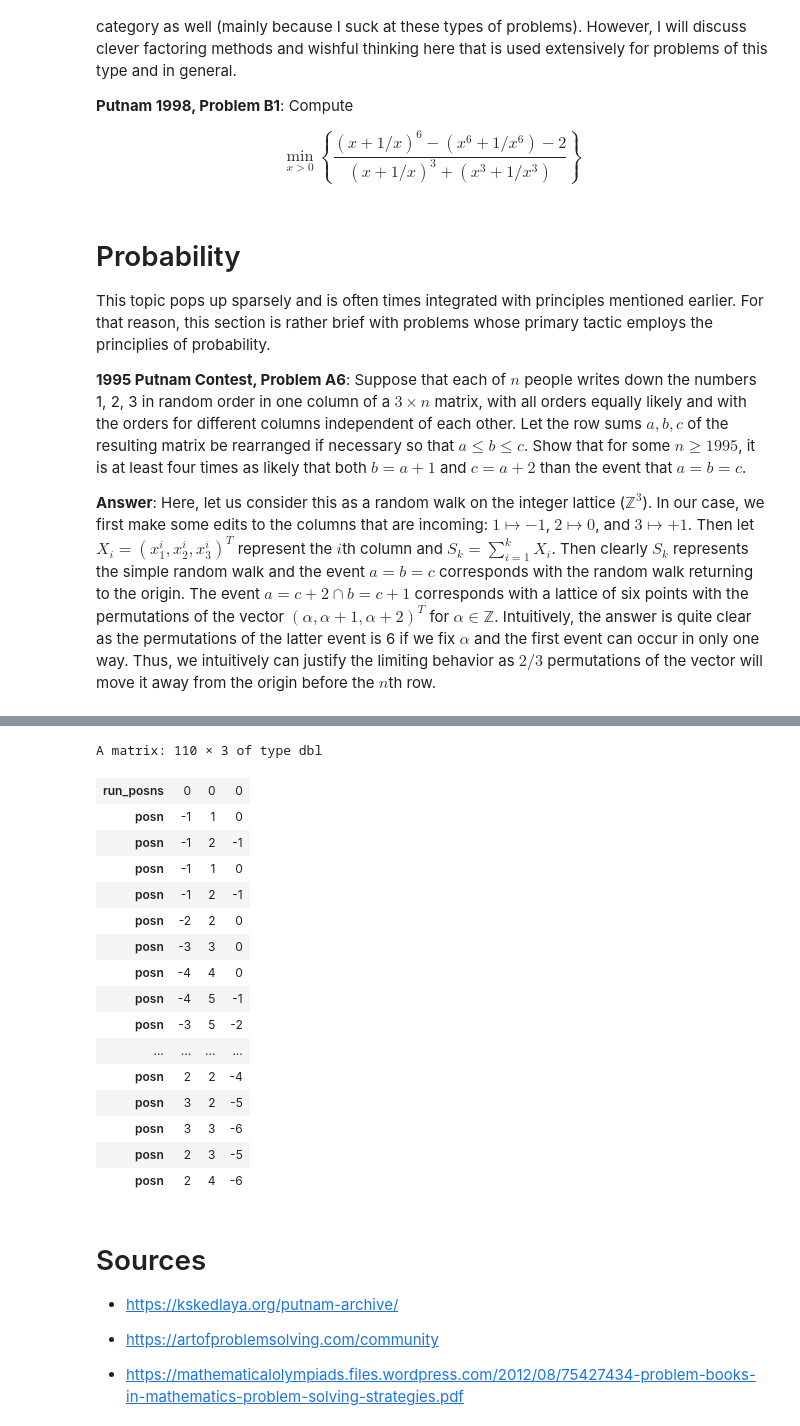
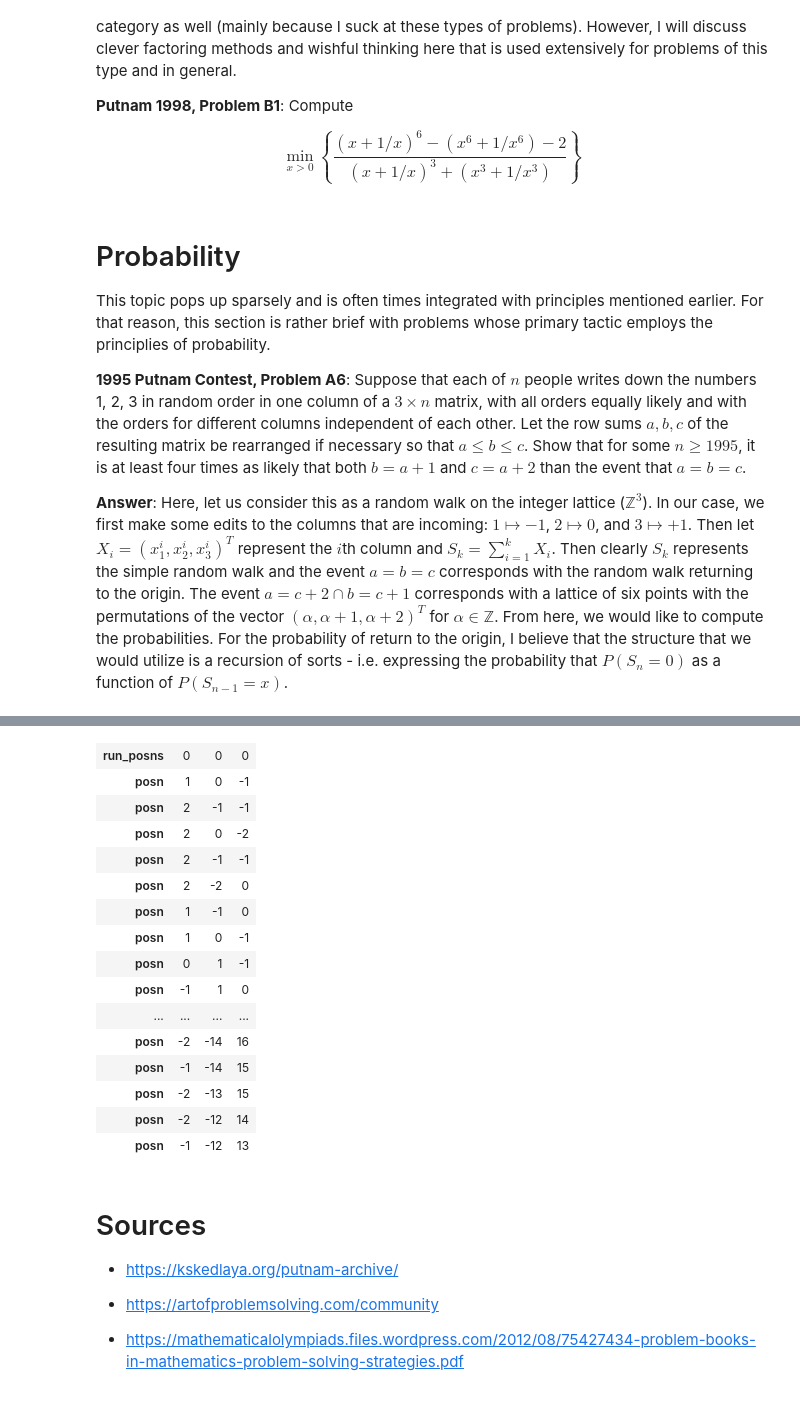
Before and after one commit to Mark-Oussoren/Math-Contests, a Jupyter notebook: Putnam Practice Problems.ipynb, the cells around one changed output, grey strips where cells are left out. Cells and saved outputs as stored; diff of their text form; code cells hidden in the pictures.

```diff
--- a/Putnam Practice Problems.ipynb
+++ b/Putnam Practice Problems.ipynb
@@ -429,7 +429,7 @@ This topic pops up sparsely and is often times integrated with principles mentio
 
 **1995 Putnam Contest, Problem A6**: Suppose that each of $n$ people writes down the numbers 1, 2, 3 in random order in one column of a $3\times n$ matrix, with all orders equally likely and with the orders for different columns independent of each other. Let the row sums $a,b,c$ of the resulting matrix be rearranged if necessary so that $a\leq b\leq c$. Show that for some $n\geq 1995$, it is at least four times as likely that both $b=a+1$ and $c=a+2$ than the event that $a=b=c$.
 
-**Answer**: Here, let us consider this as a random walk on the integer lattice ($\mathbb{Z}^3$). In our case, we first make some edits to the columns that are incoming: $1\mapsto -1$, $2\mapsto 0$, and $3\mapsto +1$. Then let $X_i=(x^i_1,x^i_2,x^i_3)^T$ represent the $i$th column and $S_k=\sum\limits_{i=1}^k X_i$. Then clearly $S_k$ represents the simple random walk and the event $a=b=c$ corresponds with the random walk returning to the origin. The event $a=c+2\cap b=c+1$ corresponds with a lattice of six points with the permutations of the vector $(\alpha,\alpha+1,\alpha+2)^T$ for $\alpha\in\mathbb{Z}$. Intuitively, the answer is quite clear as the permutations of the latter event is 6 if we fix $\alpha$ and the first event can occur in only one way. Thus, we intuitively can justify the limiting behavior as $2/3$ permutations of the vector will move it away from the origin before the $n$th row.
+**Answer**: Here, let us consider this as a random walk on the integer lattice ($\mathbb{Z}^3$). In our case, we first make some edits to the columns that are incoming: $1\mapsto -1$, $2\mapsto 0$, and $3\mapsto +1$. Then let $X_i=(x^i_1,x^i_2,x^i_3)^T$ represent the $i$th column and $S_k=\sum\limits_{i=1}^k X_i$. Then clearly $S_k$ represents the simple random walk and the event $a=b=c$ corresponds with the random walk returning to the origin. The event $a=c+2\cap b=c+1$ corresponds with a lattice of six points with the permutations of the vector $(\alpha,\alpha+1,\alpha+2)^T$ for $\alpha\in\mathbb{Z}$. From here, we would like to compute the probabilities. For the probability of return to the origin, I believe that the structure that we would utilize is a recursion of sorts - i.e. expressing the probability that $P(S_n=0)$ as a function of $P(S_{n-1}=x)$.
 # %%
 # libraries
 library(plotly)
@@ -443,25 +443,26 @@ movements = rbind(c(1, 0, -1),
                    c(-1, 0, 1))
 
 # let's simulate the walker for a few runs and analyze the space spanned...
-simulateWalker <- function(n, runs) {
+simulateWalker <- function(n) {
     # n: the number of steps, integer
-    # runs: the number of simulations, integer
-    results <- c()
-    for (run in 1:runs) {
-        # start at origin
-        posn <- c(0, 0, 0)
-        # keep track of positions
-        run_posns <- c(posn)
-        # draw the uniform positions to move towards
-        directions = movements[sample(6, size=n, replace=TRUE),]
-        for (i in 1:n) {
-            posn <- posn + directions[i,]
-            run_posns <- rbind(run_posns, posn)
-        }
-        results <- rbind(results, run_posns)
+    # start at origin in Z3
+    posn <- c(0, 0, 0)
+    # keep track of positions
+    run_posns <- c(posn)
+    # draw the uniform positions to move towards
+    directions = movements[sample(6, size=n, replace=TRUE),]
+    for (i in 1:n) {
+        posn <- posn + directions[i,]
+        run_posns <- rbind(run_posns, posn)
     }
-    return (results)
+    return (run_posns)
 }
 
-simulateWalker(10, 10)
+simulateWalker(100)
+
+# let's plot he results now
+trials = 100
+for (i in 1:trials) {
+
+}
 # %% [output]
@@ -487,20 +470,19 @@ The following object is masked from ‘package:graphics’:
-A matrix: 110 × 3 of type dbl
 | run_posns | 0 | 0 | 0 |
+| posn | 1 | 0 | -1 |
+| posn | 2 | -1 | -1 |
+| posn | 2 | 0 | -2 |
+| posn | 2 | -1 | -1 |
+| posn | 2 | -2 | 0 |
+| posn | 1 | -1 | 0 |
+| posn | 1 | 0 | -1 |
+| posn | 0 | 1 | -1 |
 | posn | -1 | 1 | 0 |
-| posn | -1 | 2 | -1 |
-| posn | -1 | 1 | 0 |
-| posn | -1 | 2 | -1 |
-| posn | -2 | 2 | 0 |
-| posn | -3 | 3 | 0 |
-| posn | -4 | 4 | 0 |
-| posn | -4 | 5 | -1 |
-| posn | -3 | 5 | -2 |
 | ... | ... | ... | ... |
-| posn | 2 | 2 | -4 |
-| posn | 3 | 2 | -5 |
-| posn | 3 | 3 | -6 |
-| posn | 2 | 3 | -5 |
-| posn | 2 | 4 | -6 |
+| posn | -2 | -14 | 16 |
+| posn | -1 | -14 | 15 |
+| posn | -2 | -13 | 15 |
+| posn | -2 | -12 | 14 |
+| posn | -1 | -12 | 13 |
 # %% [markdown]
 # Sources
 
```
Also changed, not shown: parts of 1 cell of this notebook.
